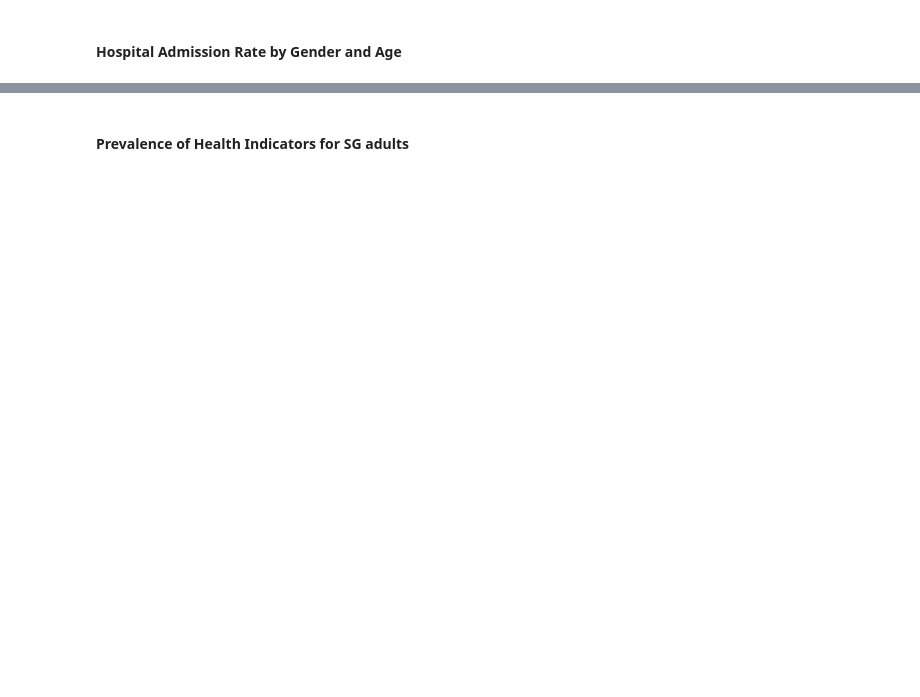
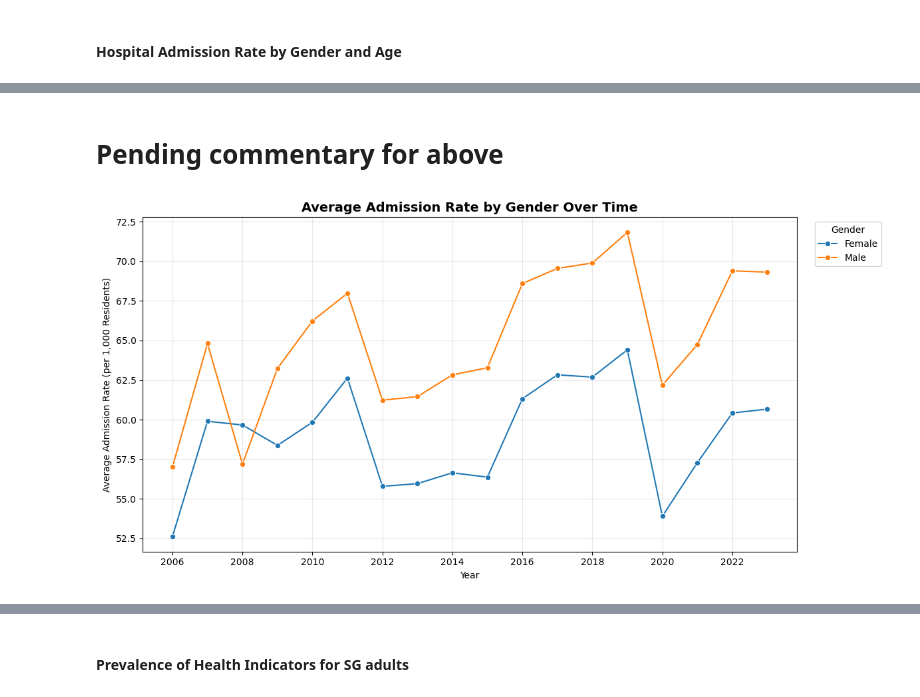
Before and after one commit to sanrio00/portfolio-projects, a Jupyter notebook: WIP/SGH Project.ipynb, the cells around one changed output, grey strips where cells are left out. Saved outputs shown, nothing was run; the diff lists cells and outputs as text; code cells hidden in the pictures; blank space fills up the shorter version.

```diff
--- a/WIP/SGH Project.ipynb
+++ b/WIP/SGH Project.ipynb
@@ -389,0 +376,7 @@ plt.show()
+# %%
+# Find rows where Admission Rate is '-', removing leading and trailing spaces and checking whether the cleaned value is exactly '-'
+hospital_dash_mask = hospital_admissions_df['Admission Rate (Per 1000 Resident)'].astype(str).str.strip().eq('-')
+hospital_dash_rows = hospital_admissions_df[hospital_dash_mask]
+
+# Confirm that hospital_dash_rows only contain '-'
+hospital_dash_rows['Admission Rate (Per 1000 Resident)'].value_counts(dropna=False)
@@ -389,0 +387,6 @@ plt.show()
+# %%
+# Keep only non-dash rows
+hospital_admissions_df = hospital_admissions_df[~hospital_dash_mask]
+
+# Confirm there are no more '-' rows
+hospital_admissions_df['Admission Rate (Per 1000 Resident)'].astype(str).str.strip().eq('-').sum()
@@ -389,0 +395,3 @@ plt.show()
+# %%
+# Convert Admission Rate from object to numeric
+hospital_admissions_df['Admission Rate (Per 1000 Resident)'] = pd.to_numeric(hospital_admissions_df['Admission Rate (Per 1000 Resident)'])
@@ -389,0 +453,34 @@ plt.show()
+# %% [markdown]
+# Pending commentary for above
+# %%
+# Basic EDA
+# 1. Admission rate by gender over time
+# Reason: Trends in sex-specific healthcare demand that is easy to communicate. See if any significant shifts that communicate demand changes
+# Viz: Line chart. x-axis = Year, y-axis = Admission rate, Legend = Gender
+
+# --- Aggregate: average admission rate per year per gender ---
+gender_rate_by_year = (
+    hospital_admissions_df
+    .groupby(['Year', 'Gender'], as_index=False)['Admission Rate (Per 1000 Resident)']
+    .mean()
+)
+
+plt.figure(figsize=(12, 6))
+sns.lineplot(
+    data=gender_rate_by_year,
+    x='Year',
+    y='Admission Rate (Per 1000 Resident)',
+    hue='Gender',
+    marker='o'
+)
+
+plt.title('Average Admission Rate by Gender Over Time', fontsize=14, fontweight='bold')
+plt.xlabel('Year')
+plt.ylabel('Average Admission Rate (per 1,000 Residents)')
+plt.legend(title='Gender', bbox_to_anchor=(1.02, 1), loc='upper left')
+plt.gca().xaxis.set_major_locator(MaxNLocator(integer=True))
+plt.grid(alpha=0.3)
+plt.tight_layout()
+plt.show()
+# %% [output]
+[figure, added]
```
Also changed, not shown: parts of 51 cells of this notebook.
